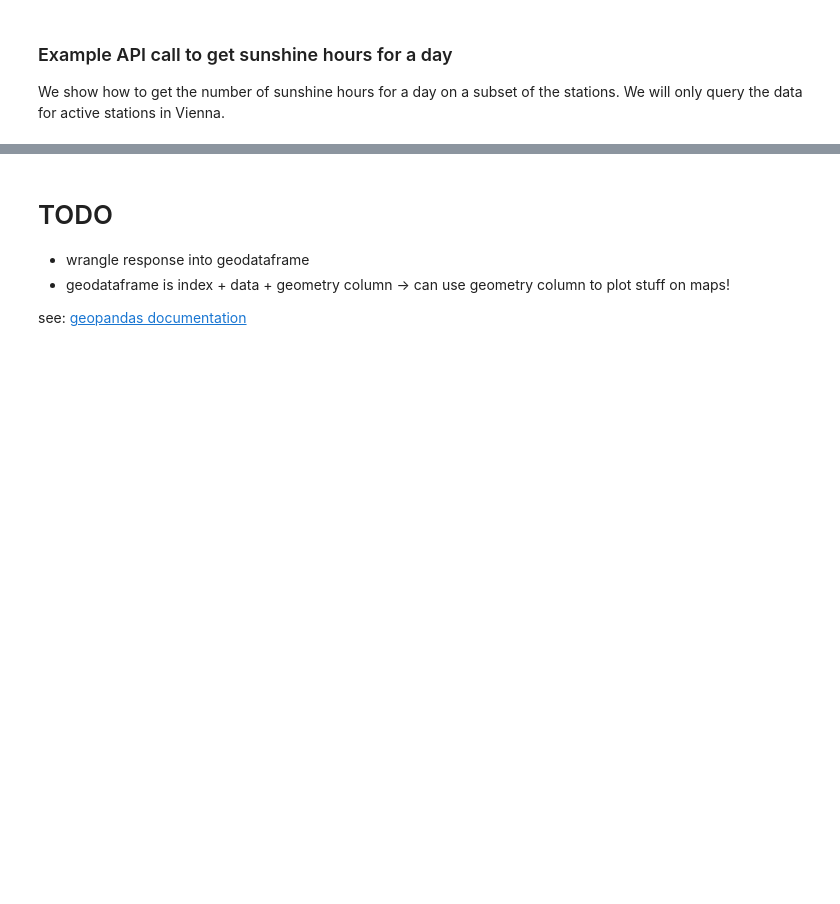
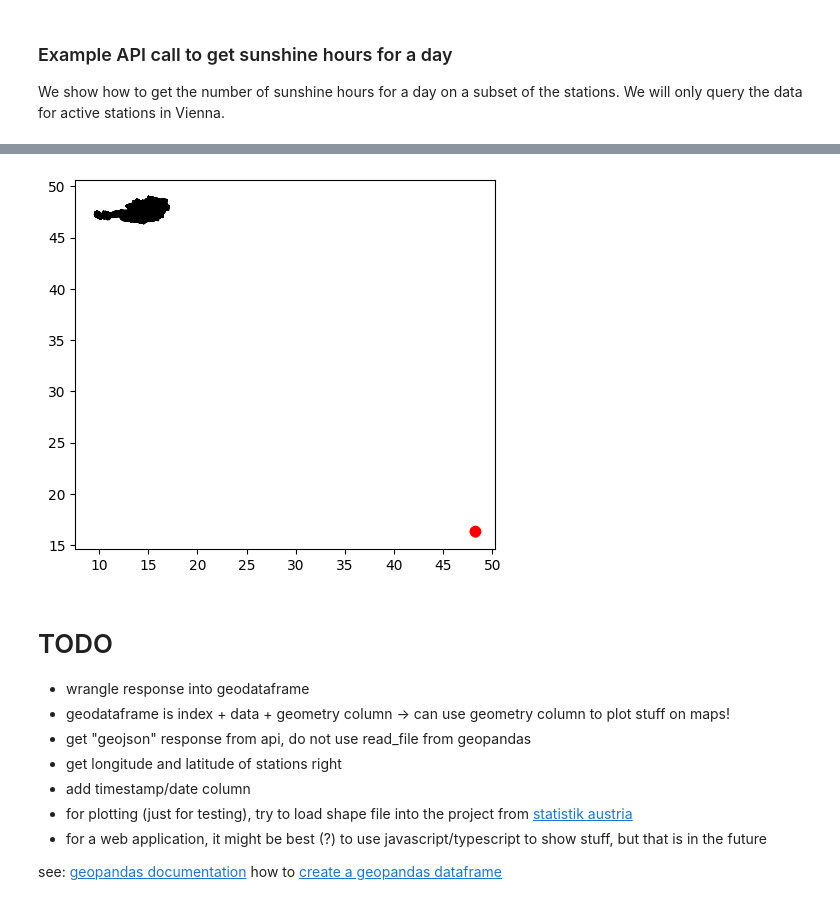
Before and after one commit to nikdra/sonnenstund, a Jupyter notebook: prototype.ipynb, the cells around one changed output, grey strips where cells are left out. Cells and saved outputs as stored; diff of their text form; code cells hidden in the pictures; blank space fills up the shorter version.

```diff
--- a/prototype.ipynb
+++ b/prototype.ipynb
@@ -176,7 +249,25 @@ dtype: object
+# %%
+AUSTRIA_SHAPE = "https://www.statistik.gv.at/gs-open/GEODATA/ows?service=WFS&version=1.0.0&request=GetFeature&typeName=GEODATA:STATISTIK_AUSTRIA_GEM_20260101&outputFormat=SHAPE-ZIP&format_options=CHARSET:UTF-8"
+# %%
+austria = gpd.read_file(AUSTRIA_SHAPE, encoding="UTF-8") # download takes a bit, better to cache this
+# %%
+ax = austria.to_crs(crs="EPSG:4326").plot(color="white", edgecolor="black")
+
+gdf.plot(ax=ax, color="red")
+
+plt.show()
+# %% [output]
+[figure, added]
 # %% [markdown]
 # TODO
 
 * wrangle response into geodataframe
 * geodataframe is index + data + geometry column -> can use geometry column to plot stuff on maps!
+* get "geojson" response from api, do not use read_file from geopandas
+* get longitude and latitude of stations right
+* add timestamp/date column
+* for plotting (just for testing), try to load shape file into the project from [statistik austria](https://data.statistik.gv.at/web/meta.jsp?dataset=OGDEXT_GEM_1)
+* for a web application, it might be best (?) to use javascript/typescript to show stuff, but that is in the future
 
 see: [geopandas documentation](https://geopandas.org/en/stable/docs/user_guide/data_structures.html)
+how to [create a geopandas dataframe](https://geopandas.org/en/stable/gallery/create_geopandas_from_pandas.html)
```
Also changed, not shown: parts of 12 cells of this notebook, 8 other files.
